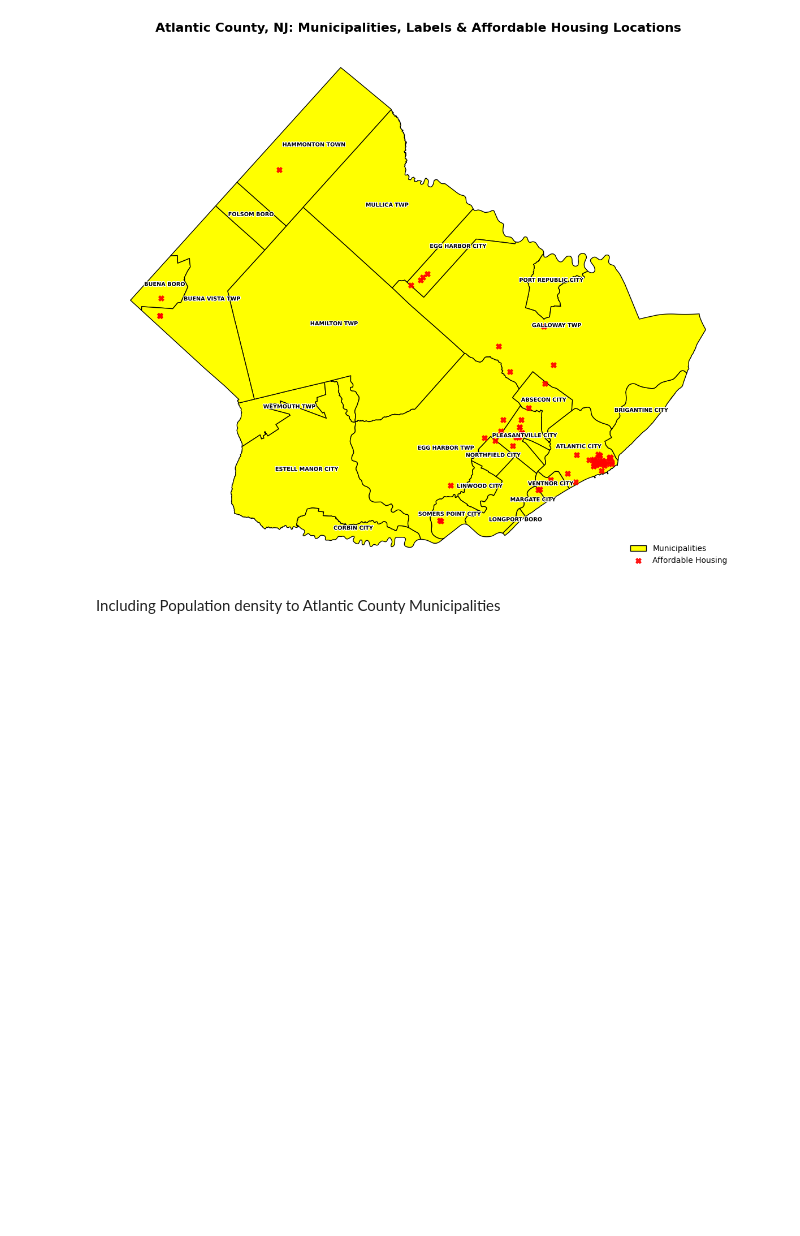
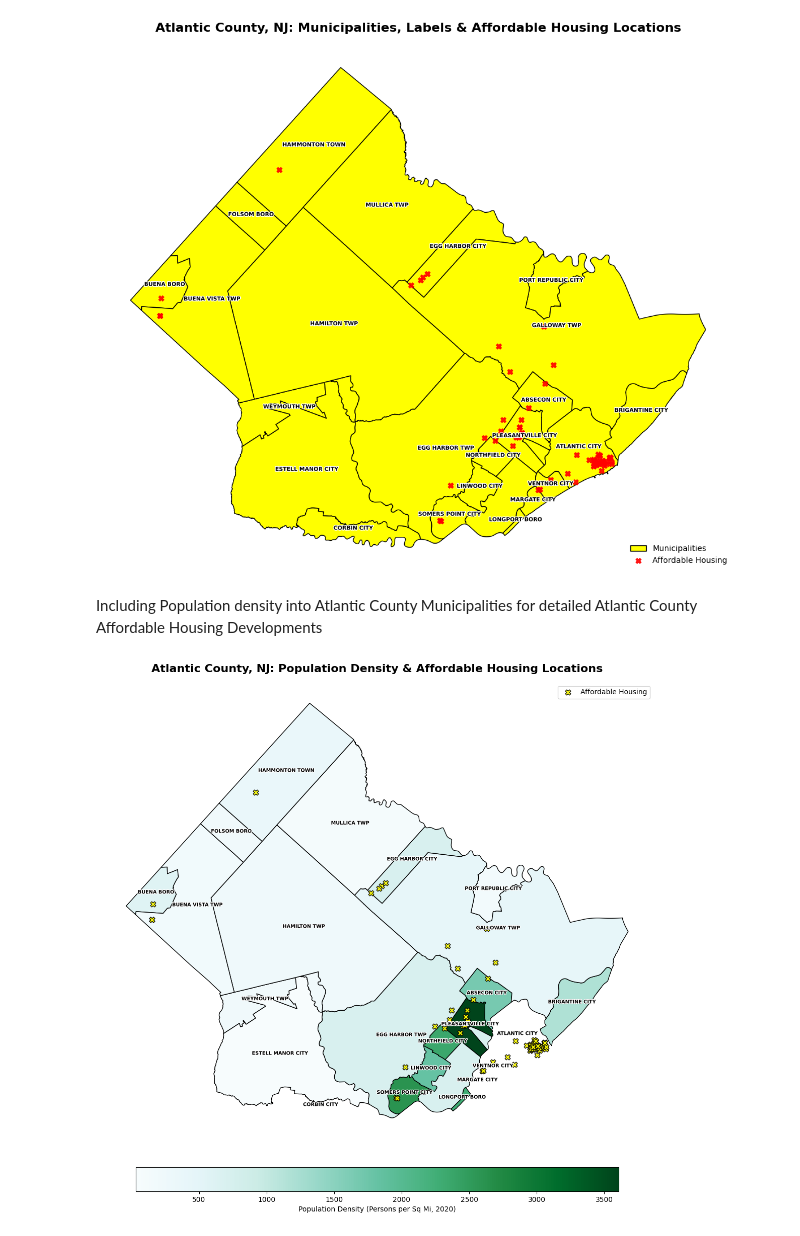
Before and after one commit to Anjanique-Knight/AjGIS, a Jupyter notebook: PS2_GIS_2FINAL.ipynb, the cells around one changed output. Cells and saved outputs as stored; diff of their text form; code cells hidden in the pictures; blank space fills up the shorter version.

```diff
--- a/PS2_GIS_2FINAL.ipynb
+++ b/PS2_GIS_2FINAL.ipynb
@@ -477,4 +477,4 @@ plt.show()
 # %% [output]
 [figure]
 # %% [markdown]
-Including Population density to Atlantic County Municipalities
+Including Population density into Atlantic County Municipalities for detailed Atlantic County Affordable Housing Developments
@@ -482,0 +481,68 @@ fig,ax = plt.subplots(1, figsize=(10,12))
+# %%
+# 1. Clean municipality names to ensure a robust merge
+atlantic_mun_gdf['clean_city'] = (atlantic_mun_gdf['MUN_LABEL']
+                                  .str.replace(r'\s+(city|township|borough|town)$', '', regex=True, case=False)
+                                  .str.strip()
+                                  .str.lower())
+
+# 2. Merge population density data into our spatial DataFrame
+atlantic_mun_density = atlantic_mun_gdf.merge(pop_df, on='clean_city', how='left')
+
+# 3. Project housing points to match the municipality CRS (EPSG:3424)
+ATLgeo_projected = ATLgeo_full.to_crs(atlantic_mun_density.crs)
+
+# 4. Filter housing points to stay strictly within Atlantic County
+ATLgeo_in_county = gpd.sjoin(ATLgeo_projected, atlantic_mun_density, how='inner', predicate='within')
+
+# 5. Create the thematic map
+fig, ax = plt.subplots(figsize=(14, 12))
+
+# Plot the municipalities as a choropleth map of Population Density
+atlantic_mun_density.plot(
+    ax=ax,
+    column='Persons per Sq Mi Census 2020',
+    cmap='BuGn',
+    edgecolor='black',
+    linewidth=1,
+    legend=True,
+    legend_kwds={
+        'label': 'Population Density (Persons per Sq Mi, 2020)',
+        'orientation': 'horizontal',
+        'shrink': 0.7,
+        'pad': 0.05
+    }
+)
+
+# Overlay the affordable housing points
+ATLgeo_in_county.plot(
+    ax=ax,
+    marker='X',
+    color='yellow',
+    edgecolor='black',
+    markersize=60,
+    alpha=0.9,
+    label='Affordable Housing'
+)
+
+# Add names/labels to the municipalities
+from matplotlib.patheffects import withStroke
+centroids = atlantic_mun_density.geometry.centroid
+for x, y, label in zip(centroids.x, centroids.y, atlantic_mun_density.MUN):
+    ax.annotate(
+        label,
+        xy=(x, y),
+        horizontalalignment='center',
+        fontsize=7,
+        color='black',
+        weight='bold',
+        path_effects=[withStroke(linewidth=2, foreground='white')]
+    )
+
+# Map presentation tuning
+plt.title('Atlantic County, NJ: Population Density & Affordable Housing Locations', fontsize=16, fontweight='bold', pad=15)
+plt.legend(loc='upper right', frameon=True, facecolor='white')
+plt.axis('off')
+plt.tight_layout()
+plt.show()
+# %% [output]
+[figure, added]
```
Also changed, not shown: parts of 1 cell of this notebook.
